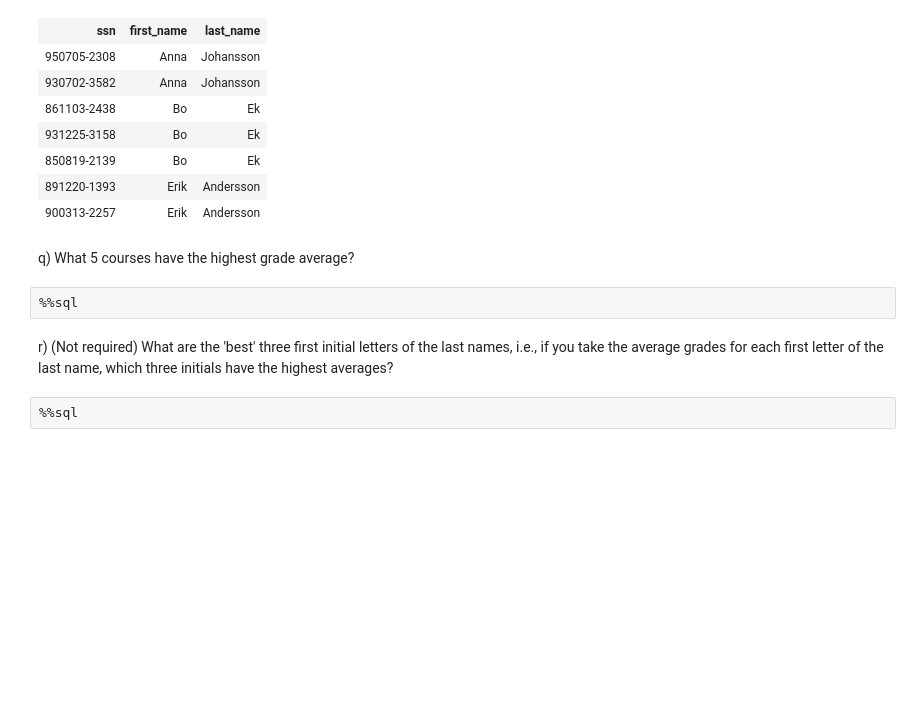
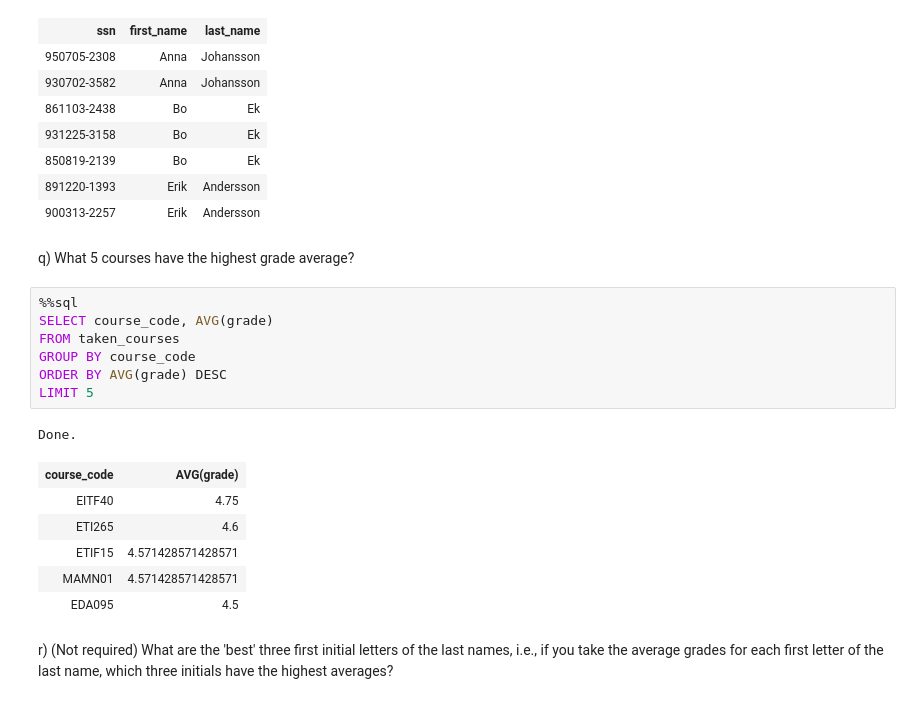
Before and after one commit to VictorWinberg/edaf75, a Jupyter notebook: lab1/lab1.ipynb, the cells around one changed output. Saved outputs shown, nothing was run; the diff lists cells and outputs as text; blank space fills up the shorter version.

```diff
--- a/lab1/lab1.ipynb
+++ b/lab1/lab1.ipynb
@@ -419,12 +459,23 @@ Done.
 | 900313-2257 | Erik | Andersson |
 # %% [markdown]
 q) What 5 courses have the highest grade average?
-# %%
-%%sql
+# %%
+%%sql
+SELECT course_code, AVG(grade)
+FROM taken_courses
+GROUP BY course_code
+ORDER BY AVG(grade) DESC
+LIMIT 5
+# %% [output]
+Done.
+| course_code | AVG(grade) |
+| EITF40 | 4.75 |
+| ETI265 | 4.6 |
+| ETIF15 | 4.571428571428571 |
+| MAMN01 | 4.571428571428571 |
+| EDA095 | 4.5 |
 # %% [markdown]
 r) (Not required) What are the 'best' three first initial
    letters of the last names, i.e., if you take the average
    grades for each first letter of the last name, which
    three initials have the highest averages?
-# %%
-%%sql
```
Also changed, not shown: parts of 10 cells of this notebook.
